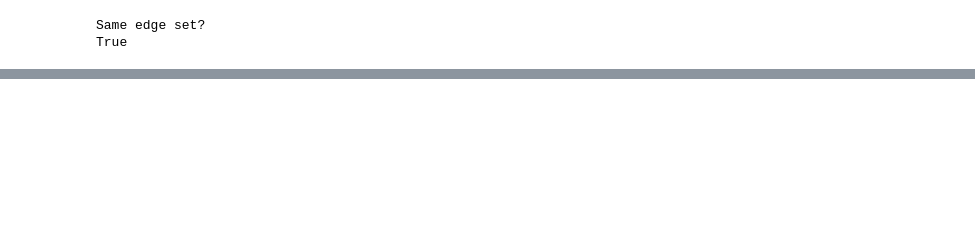
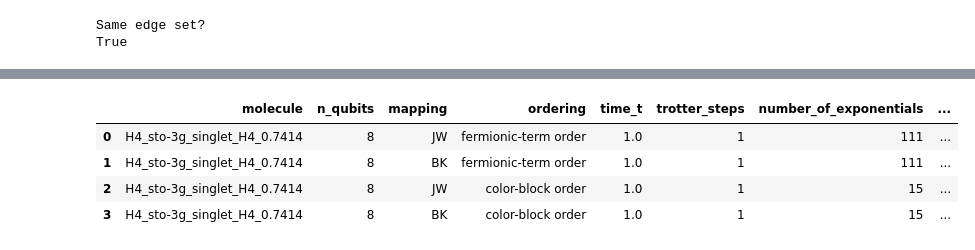
Before and after one commit to lanl/qhat, a Jupyter notebook: h4_fermionic.ipynb, the cells around one changed output, grey strips where cells are left out. Saved outputs shown, nothing was run; the diff lists cells and outputs as text; code cells hidden in the pictures; blank space fills up the shorter version.

```diff
--- a/h4_fermionic.ipynb
+++ b/h4_fermionic.ipynb
@@ -1658,0 +2508,94 @@ display(bk_duplicate_df)
+# %%
+# New Cell 5: Calculate state-based Trotter errors
+#
+# No full unitary matrices and no operator-norm calculation are used.
+
+state_error_rows = []
+
+for experiment_number, experiment in enumerate(experiments, start=1):
+    mapping = experiment["mapping"]
+    ordering = experiment["ordering"]
+    term_ops = experiment["term_ops"]
+
+    print()
+    print(
+        f"Experiment {experiment_number}/{len(experiments)}: "
+        f"{mapping}, {ordering}"
+    )
+
+    # Compile only the current experiment's operators.
+    # They are deleted after all requested time values are completed.
+    compile_start = time.perf_counter()
+
+    compiled_term_operators = [
+        compile_qubit_operator(
+            qop,
+            n_qubits=n_qubits,
+        )
+        for qop in term_ops
+    ]
+
+    compile_seconds = time.perf_counter() - compile_start
+
+    for t in T_VALUES:
+        t = float(t)
+
+        print(f"  Calculating t = {t:.4f}...")
+
+        start_time = time.perf_counter()
+
+        psi_trotter = first_order_trotter_state(
+            compiled_term_operators=compiled_term_operators,
+            psi0=reference_state_by_mapping[mapping],
+            t=t,
+            n_qubits=n_qubits,
+            n_steps=N_TROTTER_STEPS,
+        )
+
+        trotter_seconds = time.perf_counter() - start_time
+
+        psi_exact = exact_state_by_mapping_and_time[mapping][t]
+
+        metrics = calculate_state_metrics(
+            psi_trotter=psi_trotter,
+            psi_exact=psi_exact,
+        )
+
+        state_error_rows.append(
+            {
+                "molecule": MOLECULE_LABEL,
+                "n_qubits": n_qubits,
+                "mapping": mapping,
+                "ordering": ordering,
+                "time_t": t,
+                "trotter_steps": N_TROTTER_STEPS,
+                "number_of_exponentials": (
+                    len(term_ops) * N_TROTTER_STEPS
+                ),
+                "state_based_error": metrics["state_based_error"],
+                "state_infidelity": metrics["state_infidelity"],
+                "state_overlap_abs": metrics["state_overlap_abs"],
+                "operator_compilation_seconds": compile_seconds,
+                "trotter_runtime_seconds": trotter_seconds,
+            }
+        )
+
+        print(
+            f"    state error = "
+            f"{metrics['state_based_error']:.6e}, "
+            f"infidelity = "
+            f"{metrics['state_infidelity']:.6e}, "
+            f"runtime = {trotter_seconds:.2f} s"
+        )
+
+    # Reduce peak memory before moving to the next experiment.
+    del compiled_term_operators
+    gc.collect()
+
+
+fermionic_state_error_df = pd.DataFrame(state_error_rows)
+
+print()
+print("=== Fermionic state-based Trotter errors ===")
+display(fermionic_state_error_df)
+# %% [output]
@@ -1658,0 +2619,5 @@ display(bk_duplicate_df)
+|  | molecule | n_qubits | mapping | ordering | time_t | trotter_steps | number_of_exponentials | ... |
+| 0 | H4_sto-3g_singlet_H4_0.7414 | 8 | JW | fermionic-term order | 1.0 | 1 | 111 | ... |
+| 1 | H4_sto-3g_singlet_H4_0.7414 | 8 | BK | fermionic-term order | 1.0 | 1 | 111 | ... |
+| 2 | H4_sto-3g_singlet_H4_0.7414 | 8 | JW | color-block order | 1.0 | 1 | 15 | ... |
+| 3 | H4_sto-3g_singlet_H4_0.7414 | 8 | BK | color-block order | 1.0 | 1 | 15 | ... |
```
Also changed, not shown: parts of 11 cells of this notebook, 4 other files.
